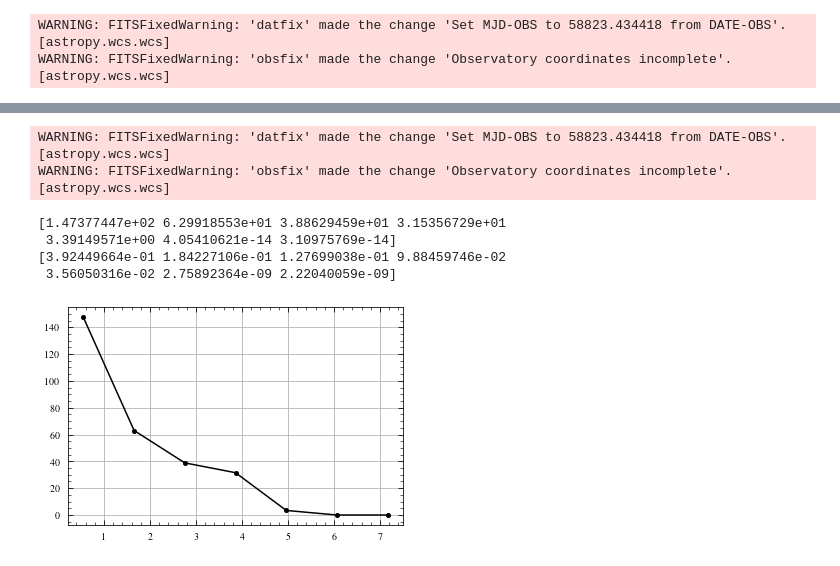
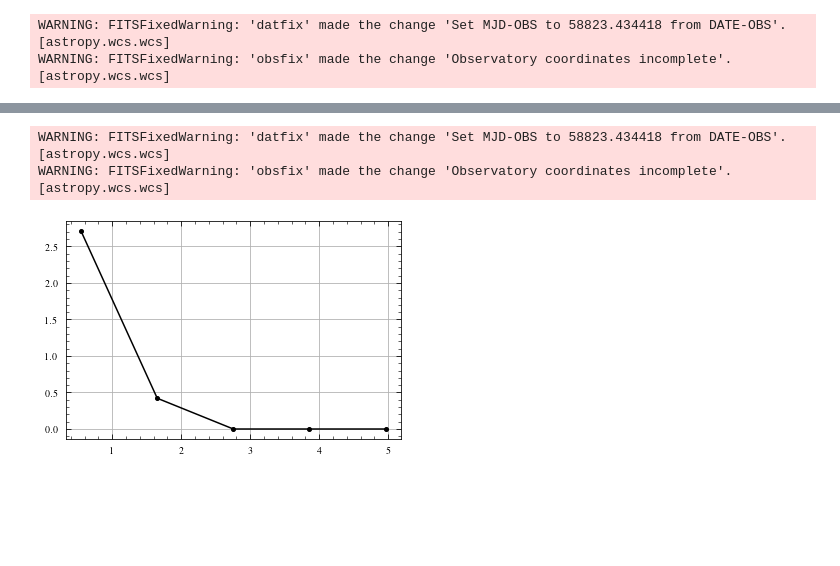
Before and after one commit to BearBearCodes/coop_f2021, a Jupyter notebook: warmup/radial_profiles.ipynb, the cells around one changed output, grey strips where cells are left out. Drawn from its saved outputs; the diff is of its cells as text; code cells hidden in the pictures; blank space fills up the shorter version.

```diff
--- a/warmup/radial_profiles.ipynb
+++ b/warmup/radial_profiles.ipynb
@@ -223,5 +428,4 @@ def radio_radial_profile(
 # %%
-
 #
 co_type = "9as"  # "nyquist" or "9as"
 co_unit = "Kkms-1"  # "Msolpc" or "Kkms-1"
@@ -232,7 +436,7 @@ if co_type == "9as":
     co_path = f"/arc/home/IsaacCheng/coop_f2021/vertico_data/v1.3/9arcsec/NGC4380/NGC4380_7m+tp_co21_pbcorr_9as_round_mom0_{co_unit}.fits"  # 9 arcsec
     co_unc_path = "/arc/home/IsaacCheng/coop_f2021/vertico_data/v1.3/9arcsec/NGC4380/NGC4380_7m+tp_co21_pbcorr_9as_round_mom0_unc.fits"  # 9 arcsec
 elif co_type == "nyquist":
-    co_path = "/arc/home/IsaacCheng/coop_f2021/vertico_data/v1.3/nyquistPix/9arcsec/NGC4380/NGC4380_7m+tp_co21_pbcorr_9as_np_round_mom0_Msolpc-2.fits"  # Nyquist
+    co_path = f"/arc/home/IsaacCheng/coop_f2021/vertico_data/v1.3/nyquistPix/9arcsec/NGC4380/NGC4380_7m+tp_co21_pbcorr_9as_np_round_mom0_{co_unit}.fits"  # Nyquist
     co_unc_path = "/arc/home/IsaacCheng/coop_f2021/vertico_data/v1.3/nyquistPix/9arcsec/NGC4380/NGC4380_7m+tp_co21_pbcorr_9as_np_round_mom0_unc.fits"  # Nyquist
 else:
     raise ValueError("co_type must be '9as' or 'nyquist'")
@@ -298,38 +540,33 @@ WARNING: FITSFixedWarning: 'obsfix' made the change 'Observatory coordinates inc
 # %%
 pc_per_px = utils.calc_pixel_size(WCS(header_co), dist=vcc792_dist)[0]
-annuli_area = (
-    np.array([annulus.area for annulus in vcc792_annuli])
-    * pc_per_px[0].value / 1000
-    * pc_per_px[1].value / 1000
-)
-avg_co = vcc792_sum_data / annuli_area
-avg_co_err = vcc792_sum_noise / annuli_area
-print(avg_co)
-print(avg_co_err)
+# annuli_area = (
+#     np.array([annulus.area for annulus in vcc792_annuli])
+#     # * pc_per_px[0].value / 1000
+#     # * pc_per_px[1].value / 1000
+# )
+# avg_co = vcc792_sum_data / annuli_area
+# avg_co_err = vcc792_sum_noise / annuli_area
+# print(avg_co)
+# print(avg_co_err)
 #
 fig, ax = plt.subplots()
 ebar = ax.errorbar(
     x=vcc792_radii * pc_per_px[0] / 1000,  # square pixels
-    y=avg_co,
+    y=vcc792_avg_data,
     # yerr=avg_co_err / (avg_co * np.log(10)),
     fmt="-o",
     markersize=4,
     color="k",
     ecolor="r",
     elinewidth=1,
     capsize=2,
 )
 # ax.semilogy()
 # ebar[-1][0].set_linestyle("--")
-plt.show()
 # %% [output]
 WARNING: FITSFixedWarning: 'datfix' made the change 'Set MJD-OBS to 58823.434418 from DATE-OBS'. [astropy.wcs.wcs]
 WARNING: FITSFixedWarning: 'obsfix' made the change 'Observatory coordinates incomplete'. [astropy.wcs.wcs]
-[1.47377447e+02 6.29918553e+01 3.88629459e+01 3.15356729e+01
- 3.39149571e+00 4.05410621e-14 3.10975769e-14]
-[3.92449664e-01 1.84227106e-01 1.27699038e-01 9.88459746e-02
- 3.56050316e-02 2.75892364e-09 2.22040059e-09]
-[figure, old version]
+[figure, new version]
 # %%
 fig, ax = plt.subplots(subplot_kw={"projection": wcs_co})
 data_co_masked = np.ma.masked_where(data_co <= 0, data_co).filled(np.nan)
```
Also changed, not shown: parts of 14 cells of this notebook, 2 other files.
